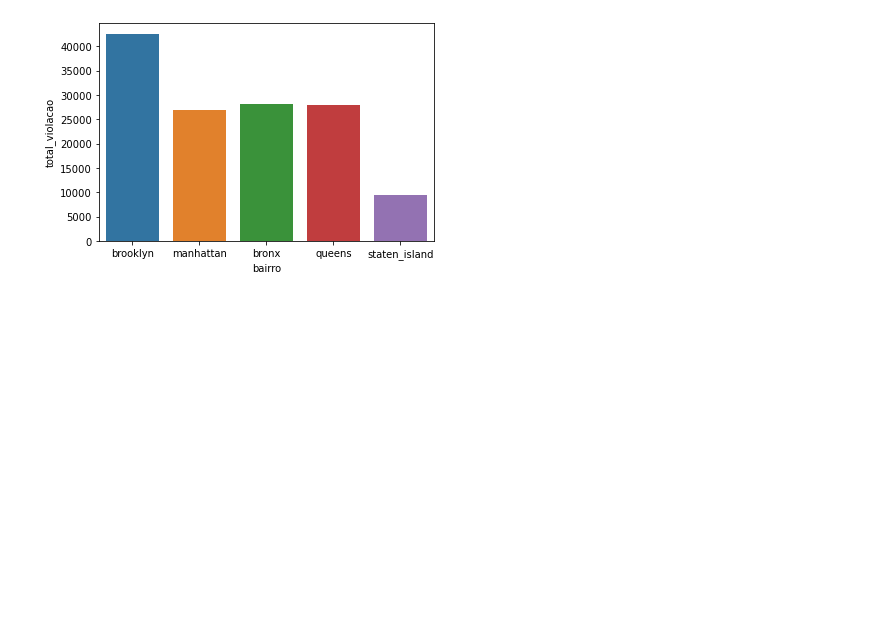
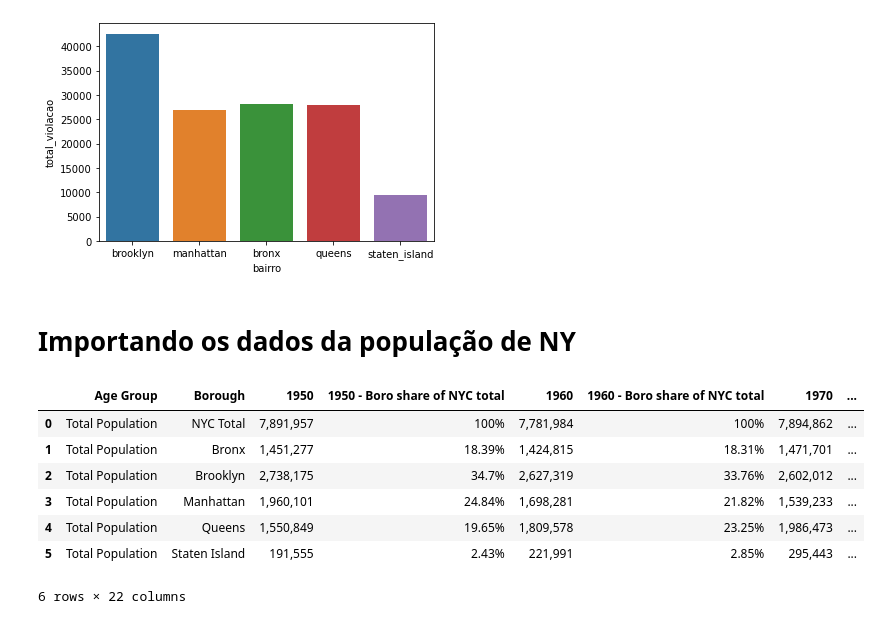
Before and after one commit to robertferro/crimes_ny, a Jupyter notebook: Crimes_NY-visualization.ipynb, the cells around one changed output. Cells and saved outputs as stored; diff of their text form; code cells hidden in the pictures; blank space fills up the shorter version.

```diff
--- a/Crimes_NY-visualization.ipynb
+++ b/Crimes_NY-visualization.ipynb
@@ -858,3 +823,18 @@ sns.barplot(x = 'bairro' , y = 'total_violacao' , data = violacao_por_bairros_df
 # %% [output]
 <matplotlib.axes._subplots.AxesSubplot at 0x...>
 [figure]
+# %% [markdown]
+# Importando os  dados da população de NY
+# %%
+populacao = pd.read_csv('Population_by_Borough_NYC.csv')
+# %%
+populacao
+# %% [output]
+|  | Age Group | Borough | 1950 | 1950 - Boro share of NYC total | 1960 | 1960 - Boro share of NYC total | 1970 | ... |
+| 0 | Total Population | NYC Total | 7,891,957 | 100% | 7,781,984 | 100% | 7,894,862 | ... |
+| 1 | Total Population | Bronx | 1,451,277 | 18.39% | 1,424,815 | 18.31% | 1,471,701 | ... |
+| 2 | Total Population | Brooklyn | 2,738,175 | 34.7% | 2,627,319 | 33.76% | 2,602,012 | ... |
+| 3 | Total Population | Manhattan | 1,960,101 | 24.84% | 1,698,281 | 21.82% | 1,539,233 | ... |
+| 4 | Total Population | Queens | 1,550,849 | 19.65% | 1,809,578 | 23.25% | 1,986,473 | ... |
+| 5 | Total Population | Staten Island | 191,555 | 2.43% | 221,991 | 2.85% | 295,443 | ... |
+6 rows × 22 columns
```
Also changed, not shown: parts of 12 cells of this notebook.
